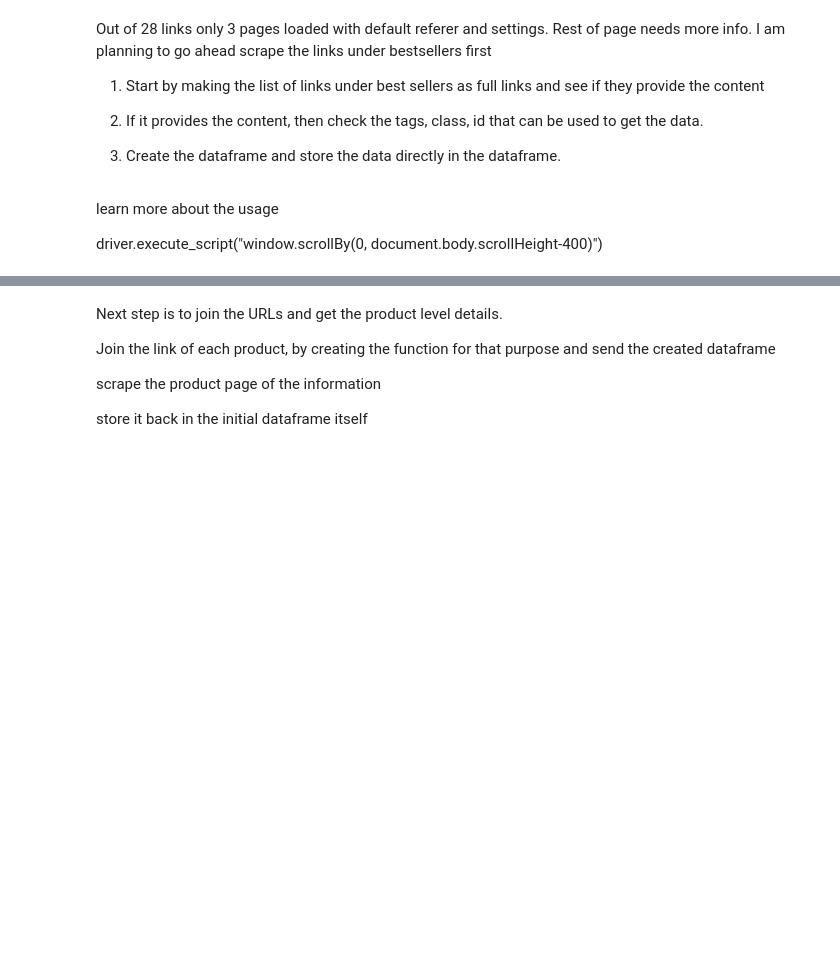
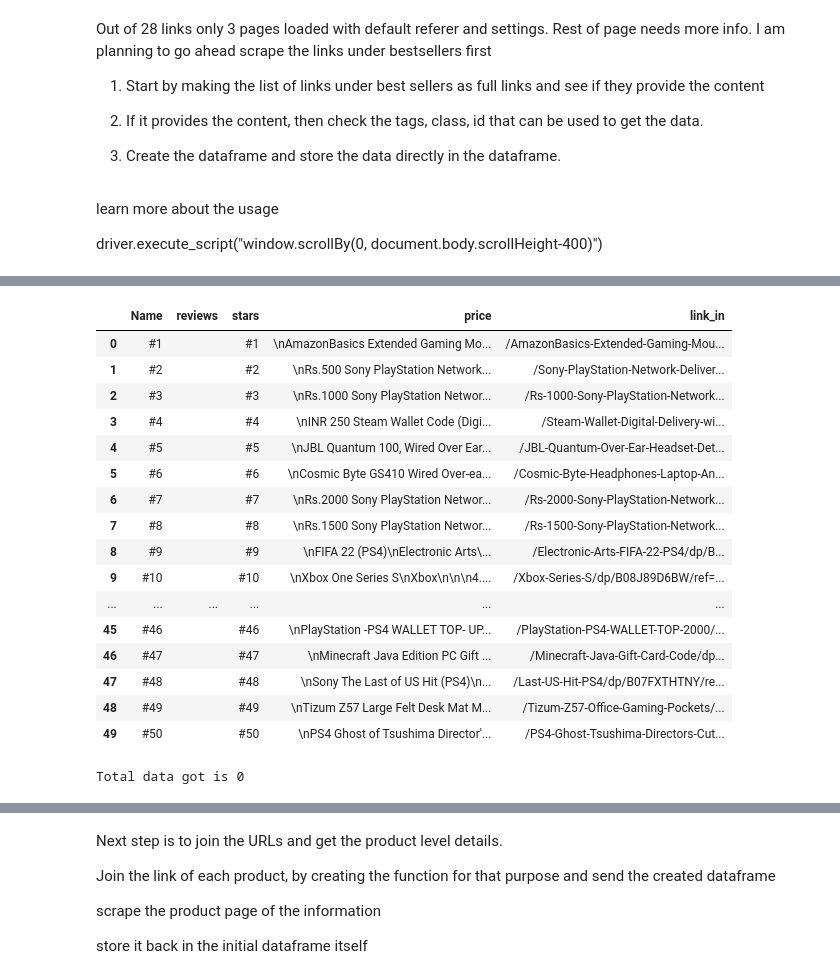
Before and after one commit to Kamalabot/Datagathering_Automation, a Jupyter notebook: AmazeScrape.ipynb, the cells around one changed output, grey strips where cells are left out. Saved outputs shown, nothing was run; the diff lists cells and outputs as text; code cells hidden in the pictures; blank space fills up the shorter version.

```diff
--- a/AmazeScrape.ipynb
+++ b/AmazeScrape.ipynb
@@ -180,3 +180,11 @@ def crawler(page_url):
     return stor_dataframe #returning the dataframe
 # %%
 vid_url = 'https://www.amazon.in/gp/bestsellers/videogames'
+# %%
+driver = webdriver.Chrome()
+driver.get(vid_url)
+driver.maximize_window()
+# %%
+firstpage = get_page(driver)
+# %%
+data = firstpage.find_all('li',attrs={'role':'gridcell'})
@@ -183,3 +213,38 @@ vid_url = 'https://www.amazon.in/gp/bestsellers/videogames'
+# %%
+df = pd.DataFrame()
+start = len(df)
+for index,trial in enumerate(data):
+    df.loc[start+index,'Name'] = trial.select('span')[1].get_text()
+    df.loc[start+index,'reviews'] = trial.select('span')[3].get_text()
+    df.loc[start+index,'stars'] = trial.select('span')[2].get_text()
+    df.loc[start+index,'price'] = trial.select('span')[4].get_text()
+    df.loc[start+index,'link_in'] = trial.find('a',attrs={'class':'a-link-normal'}).get('href')
+end = len(df)
+# %%
+df
+# %% [output]
+|  | Name | reviews | stars | price | link_in |
+| 0 | #1 |  | #1 | \nAmazonBasics Extended Gaming Mo... | /AmazonBasics-Extended-Gaming-Mou... |
+| 1 | #2 |  | #2 | \nRs.500 Sony PlayStation Network... | /Sony-PlayStation-Network-Deliver... |
+| 2 | #3 |  | #3 | \nRs.1000 Sony PlayStation Networ... | /Rs-1000-Sony-PlayStation-Network... |
+| 3 | #4 |  | #4 | \nINR 250 Steam Wallet Code (Digi... | /Steam-Wallet-Digital-Delivery-wi... |
+| 4 | #5 |  | #5 | \nJBL Quantum 100, Wired Over Ear... | /JBL-Quantum-Over-Ear-Headset-Det... |
+| 5 | #6 |  | #6 | \nCosmic Byte GS410 Wired Over-ea... | /Cosmic-Byte-Headphones-Laptop-An... |
+| 6 | #7 |  | #7 | \nRs.2000 Sony PlayStation Networ... | /Rs-2000-Sony-PlayStation-Network... |
+| 7 | #8 |  | #8 | \nRs.1500 Sony PlayStation Networ... | /Rs-1500-Sony-PlayStation-Network... |
+| 8 | #9 |  | #9 | \nFIFA 22 (PS4)\nElectronic Arts\... | /Electronic-Arts-FIFA-22-PS4/dp/B... |
+| 9 | #10 |  | #10 | \nXbox One Series S\nXbox\n\n\n4.... | /Xbox-Series-S/dp/B08J89D6BW/ref=... |
+| ... | ... | ... | ... | ... | ... |
+| 45 | #46 |  | #46 | \nPlayStation -PS4 WALLET TOP- UP... | /PlayStation-PS4-WALLET-TOP-2000/... |
+| 46 | #47 |  | #47 | \nMinecraft Java Edition PC Gift ... | /Minecraft-Java-Gift-Card-Code/dp... |
+| 47 | #48 |  | #48 | \nSony The Last of US Hit (PS4)\n... | /Last-US-Hit-PS4/dp/B07FXTHTNY/re... |
+| 48 | #49 |  | #49 | \nTizum Z57 Large Felt Desk Mat M... | /Tizum-Z57-Office-Gaming-Pockets/... |
+| 49 | #50 |  | #50 | \nPS4 Ghost of Tsushima Director'... | /PS4-Ghost-Tsushima-Directors-Cut... |
+# %%
+stor_dataframe = pd.DataFrame()
+get_pagelevel_data(firstpage,stor_dataframe)
+# %% [output]
+Total data got is 0
 # %%
 vid_games = crawler(vid_url)
 # %% [output]
```
Also changed, not shown: parts of 6 cells of this notebook, 7 other files.
